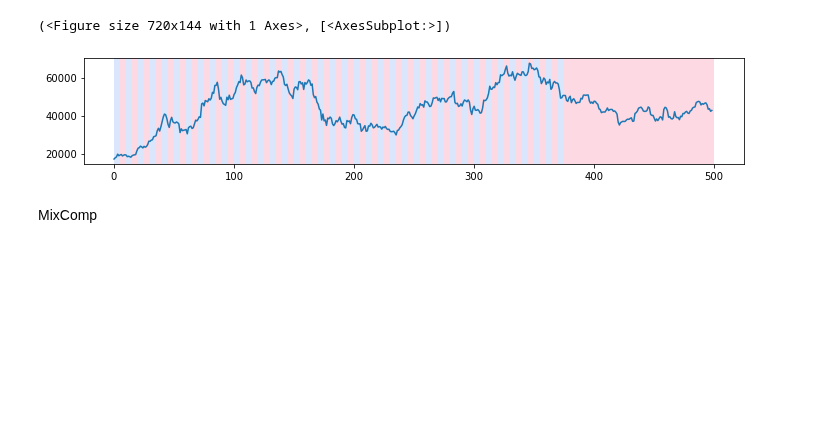
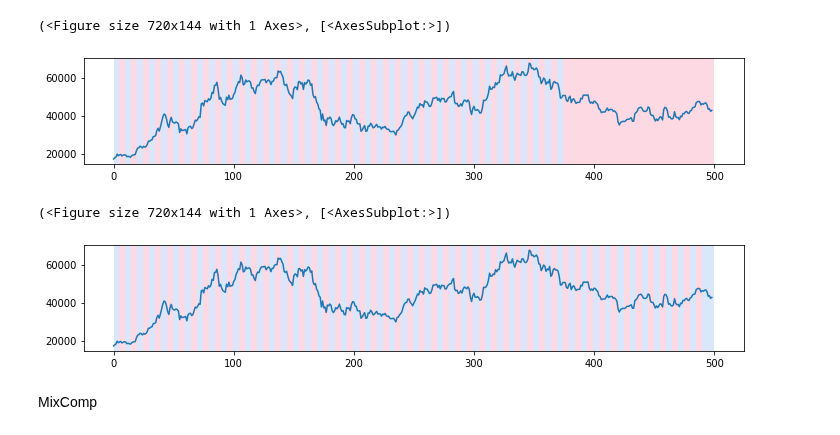
Before and after one commit to Massimo2003/BitcoinProject, a Jupyter notebook: COINMETRICS/RupturesMixComp.ipynb, the cells around one changed output. Cells and saved outputs as stored; diff of their text form; code cells hidden in the pictures; blank space fills up the shorter version.

```diff
--- a/COINMETRICS/RupturesMixComp.ipynb
+++ b/COINMETRICS/RupturesMixComp.ipynb
@@ -35,5 +36,13 @@ rpt.display(signal, result)
 # %% [output]
 (<Figure size 720x144 with 1 Axes>, [<AxesSubplot:>])
 [figure]
+# %%
+n_bkps = 75
+algo = rpt.Pelt(model="l2").fit(signal)
+result = algo.predict(n_bkps)
+rpt.display(signal, result)
+# %% [output]
+(<Figure size 720x144 with 1 Axes>, [<AxesSubplot:>])
+[figure, added]
 # %% [markdown]
 MixComp
```
Also changed, not shown: parts of 1 cell of this notebook.
